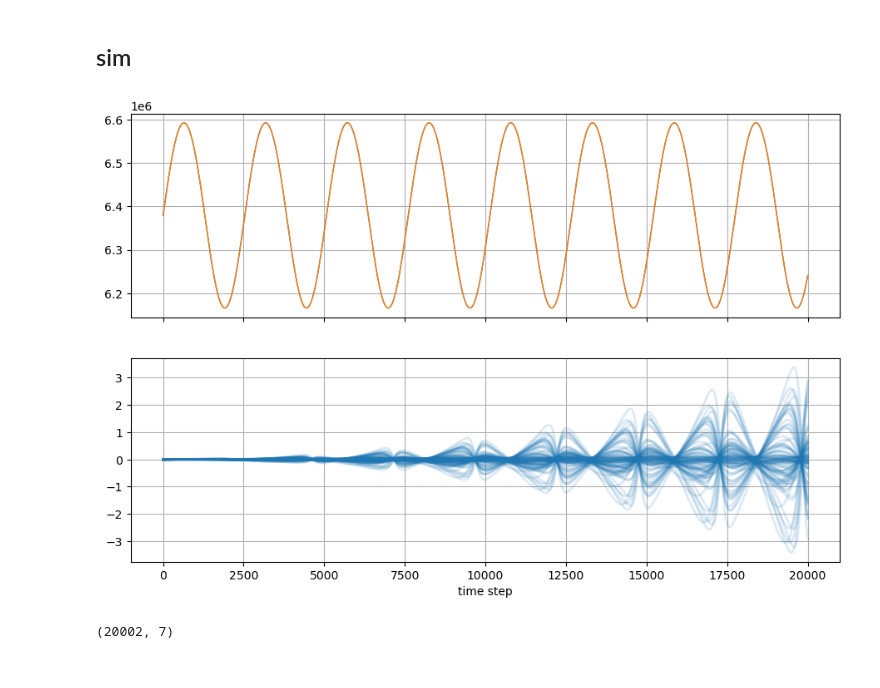
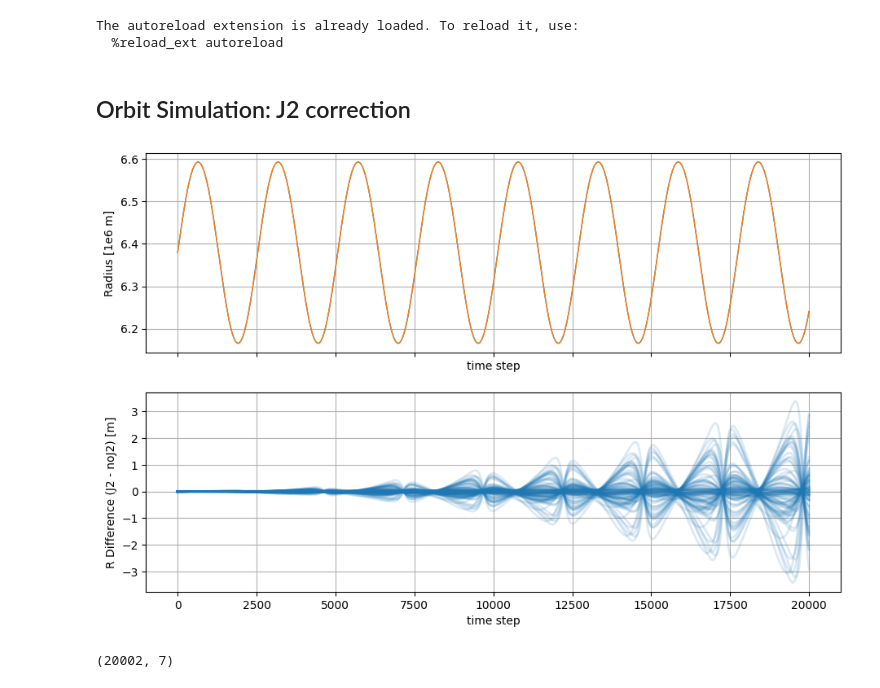
Before and after one commit to igred8/orbital_dynamics_basic, a Jupyter notebook: notebooks/00-dev-igad.ipynb, the cells around one changed output. Saved outputs shown, nothing was run; the diff lists cells and outputs as text; code cells hidden in the pictures.

```diff
--- a/notebooks/00-dev-igad.ipynb
+++ b/notebooks/00-dev-igad.ipynb
@@ -12,10 +12,14 @@ import matplotlib.pyplot as plt
 
 
 import sys
-sys.path.append('E:/google-drive/py_projects/satellites/src')
+sys.path.append('../src')
 import satellites as sat
+import stateest as se
+# %% [output]
+The autoreload extension is already loaded. To reload it, use:
+  %reload_ext autoreload
 # %% [markdown]
-## sim
+## Orbit Simulation: J2 correction
 # %%
 
 
@@ -87,19 +93,27 @@ a_noj2 = np.stack(esys_noj2.accels)
 # %%
 fig, [ax1, ax2] = plt.subplots( 2,1, figsize=[11,7], sharex=True)
 distances = LA.norm( r, axis=2 )
 distances_noj2 = LA.norm( r_noj2, axis=2 )
-ax1.plot( distances[:,0], lw=1, color='tab:blue')
-ax1.plot( distances_noj2[:,0], lw=1, color='tab:orange')
+
+scale = 1/const.mega
+ax1.plot( scale*distances[:,0], lw=1, color='tab:blue')
+ax1.plot( scale*distances_noj2[:,0], lw=1, color='tab:orange')
 axkwargs = {
-    'xlabel':'time step'
+    'xlabel':'time step',
+    'ylabel': 'Radius [1e6 m]',
 }
+ax1.set(**axkwargs)
 ax2.plot( distances - distances_noj2, lw=2, color='tab:blue', alpha=0.15 )
+axkwargs = {
+    'xlabel':'time step',
+    'ylabel': 'R Difference (J2 - noJ2) [m]',
+}
 ax2.set(**axkwargs)
 for ax in [ax1, ax2]:
     ax.grid(True)
 plt.show()
 # %% [output]
-[figure, old version]
+[figure, new version]
 # %%
 distances.shape
 # %% [output]
```
Also changed, not shown: parts of 1 cell of this notebook, 1 other file.
